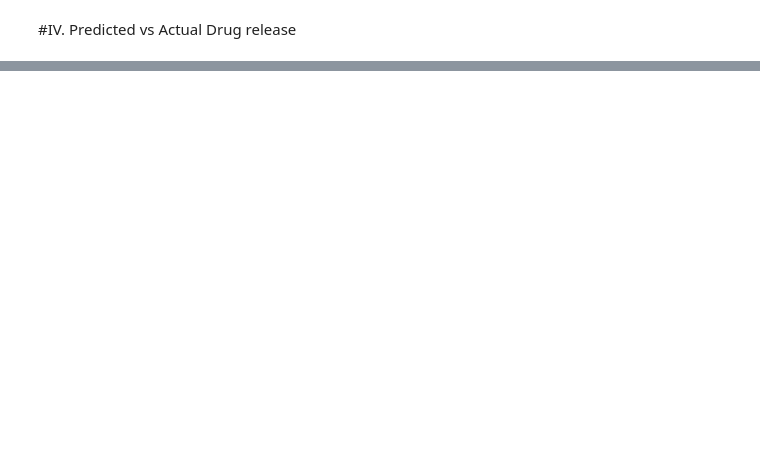
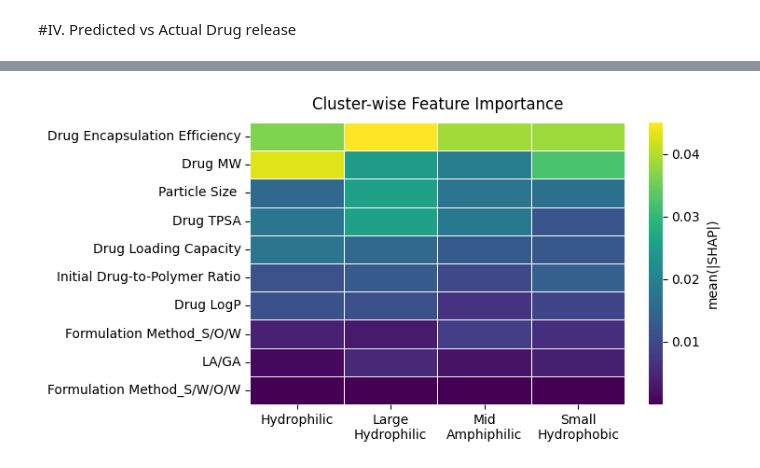
Before and after one commit to semmatoninn/PLGA-Microparticles-Drug-Release, a Jupyter notebook: PLGAmicroparticle.ipynb, the cells around one changed output, grey strips where cells are left out. Saved outputs shown, nothing was run; the diff lists cells and outputs as text; code cells hidden in the pictures; blank space fills up the shorter version.

```diff
--- a/PLGAmicroparticle.ipynb
+++ b/PLGAmicroparticle.ipynb
@@ -1141,0 +1367,6 @@ df[df["Formulation Index"] == 123][["Drug"]]
+# %%
+# Build mapping: Drug → Cluster_Label
+drug_to_cluster = drug_df.set_index("Drug")["Cluster_Label"].to_dict()
+
+# Add cluster column to your main dataframe
+df_with_descriptors["Cluster_Label"] = df_with_descriptors["Drug"].map(drug_to_cluster)
@@ -1141,0 +1389,12 @@ df[df["Formulation Index"] == 123][["Drug"]]
+# %%
+import numpy as np
+import pandas as pd
+import shap
+
+# 1) Build train_df from original data, then align to X_train_top10 rows
+train_df = df_with_descriptors.iloc[train_idx].copy()
+train_df = train_df.loc[X_train_top10.index].copy()
+
+# Sanity check
+print(train_df[["Drug", "Cluster_Label"]].head())
+print("Clusters in train:", train_df["Cluster_Label"].unique())
@@ -1141,0 +1472,32 @@ df[df["Formulation Index"] == 123][["Drug"]]
+# %%
+import matplotlib.pyplot as plt
+import seaborn as sns
+
+short_names = {
+    "Small hydrophobic molecules": "Small\nHydrophobic",
+    "Large hydrophilic molecules": "Large\nHydrophilic",
+    "Midsized Amphiphilic": "Mid\nAmphiphilic",
+    "Hydrophilic drugs": "Hydrophilic"
+}
+
+plot_df = shap_cluster_df.rename(columns=short_names)
+
+plt.figure(figsize=(7.5, 4))
+ax = sns.heatmap(
+    plot_df,
+    cmap="viridis",
+    linewidths=0.5,
+    linecolor="white",
+    cbar_kws={"label": "mean(|SHAP|)"}
+)
+
+ax.set_title("Cluster-wise Feature Importance", pad=10)
+ax.set_xlabel("")
+ax.set_ylabel("")
+
+plt.xticks(rotation=0)      # now it fits
+plt.yticks(rotation=0)
+plt.tight_layout()
+plt.show()
+# %% [output]
+[figure, added]
```
Also changed, not shown: parts of 40 cells of this notebook.
